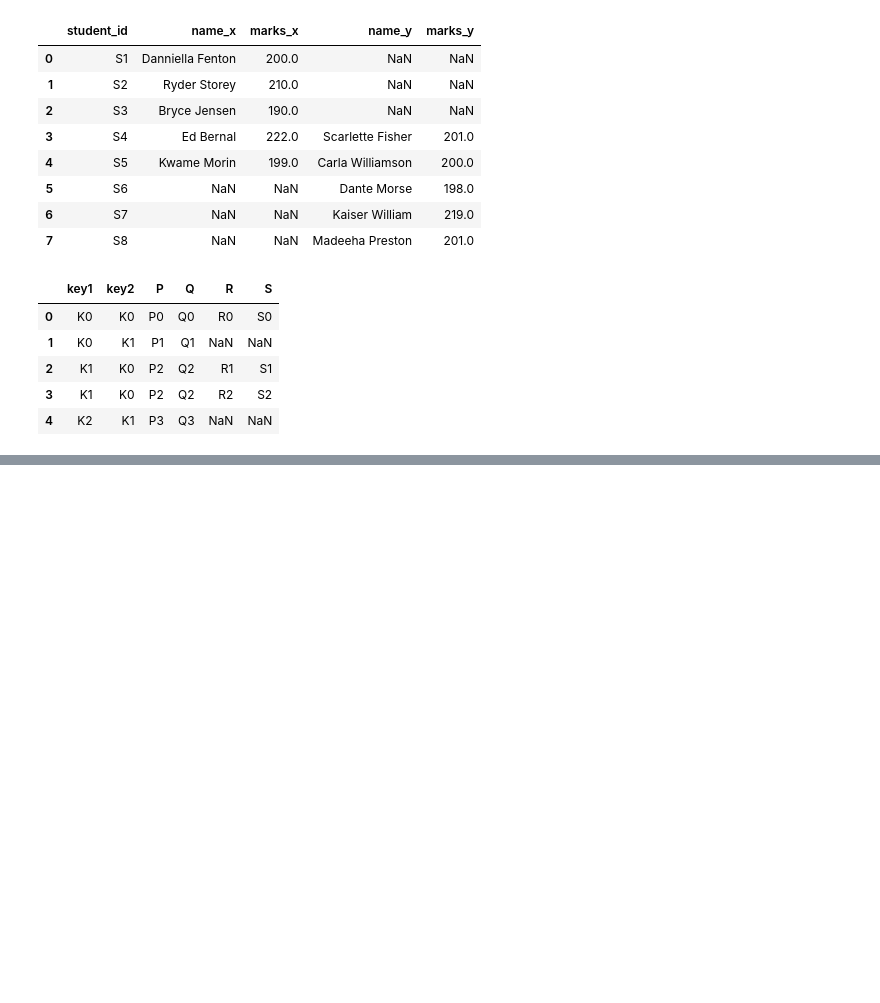
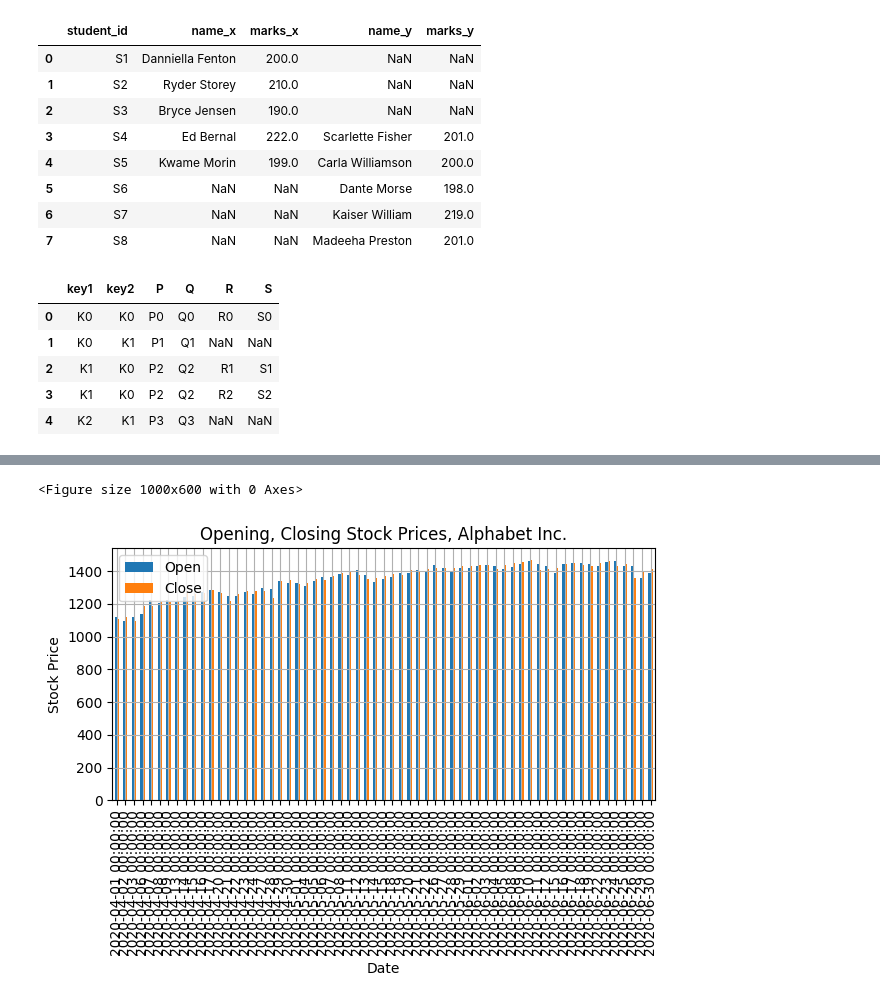
Before and after one commit to athulrj02/DA-Python, a Jupyter notebook: 20035410|Exercise_5_PandasMerge&Plotting.ipynb, the cells around one changed output, grey strips where cells are left out. Saved outputs shown, nothing was run; the diff lists cells and outputs as text; code cells hidden in the pictures; blank space fills up the shorter version.

```diff
--- a/20035410|Exercise_5_PandasMerge&Plotting.ipynb
+++ b/20035410|Exercise_5_PandasMerge&Plotting.ipynb
@@ -105,0 +167,15 @@ left_join
+# %%
+# 9. Write a Pandas program to create a bar plot of opening, closing stock prices of Alphabet Inc. between two specific dates.
+plt.figure(figsize=(10, 6))
+df[['Open', 'Close']].loc[startDate:endDate].plot(kind='bar')
+plt.title('Opening, Closing Stock Prices, Alphabet Inc.')
+plt.xlabel('Date')
+plt.ylabel('Stock Price')
+plt.legend(['Open', 'Close'])
+# plt.xticks(rotation=45)
+plt.grid(True)
+plt.tight_layout()
+plt.show()
+# %% [output]
+<Figure size 1000x600 with 0 Axes>
+[figure, added]
```
Also changed, not shown: parts of 7 cells of this notebook.
